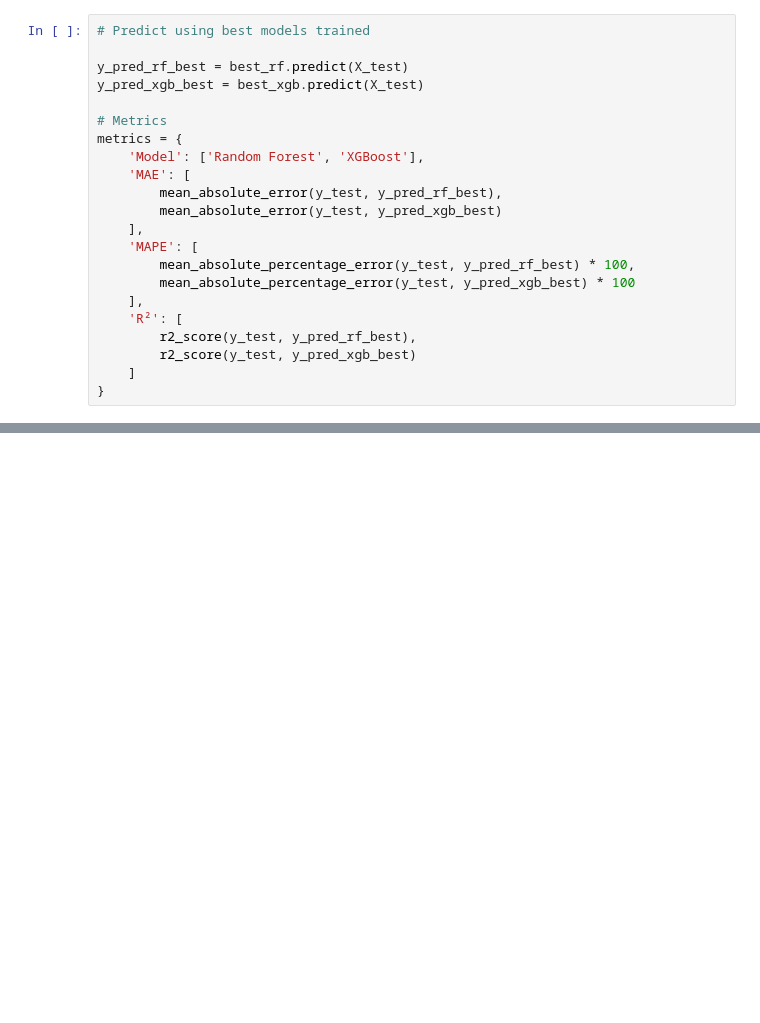
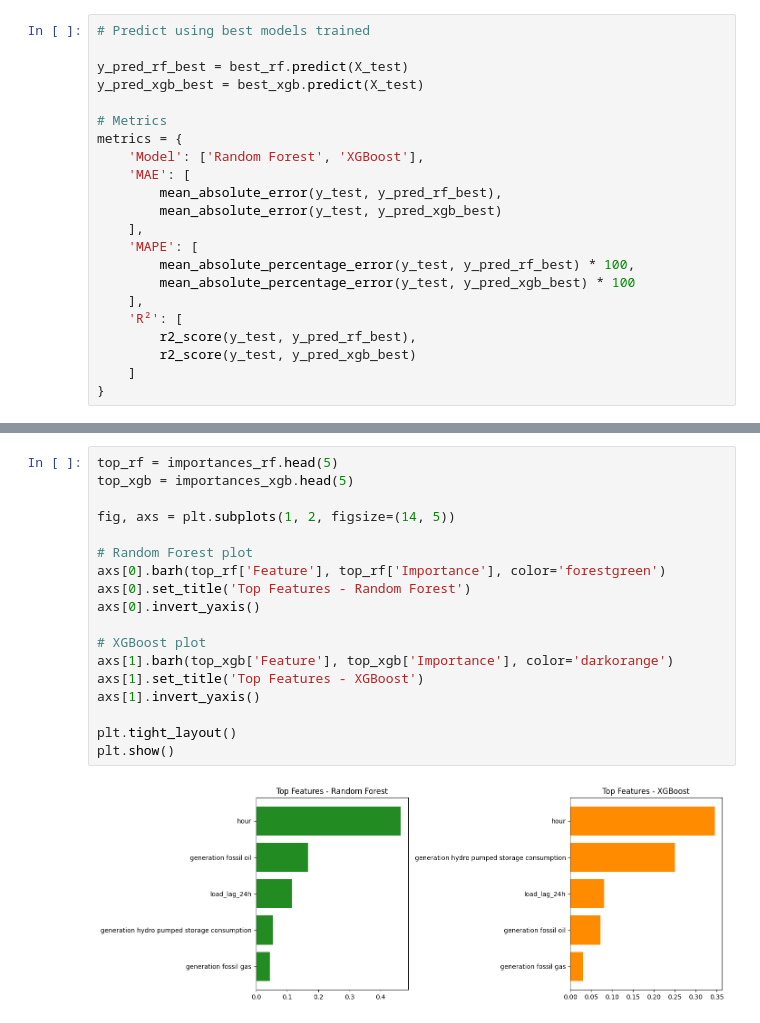
Before and after one commit to aaroncanillas/load-demand-forecasting, a Jupyter notebook: notebooks/model_training.ipynb, the cells around one changed output, grey strips where cells are left out. Drawn from its saved outputs; the diff is of its cells as text; blank space fills up the shorter version.

```diff
--- a/notebooks/model_training.ipynb
+++ b/notebooks/model_training.ipynb
@@ -178,0 +179,20 @@ importances_xgb.head(5).round(3)
+# %%
+top_rf = importances_rf.head(5)
+top_xgb = importances_xgb.head(5)
+
+fig, axs = plt.subplots(1, 2, figsize=(14, 5))
+
+# Random Forest plot
+axs[0].barh(top_rf['Feature'], top_rf['Importance'], color='forestgreen')
+axs[0].set_title('Top Features - Random Forest')
+axs[0].invert_yaxis()
+
+# XGBoost plot
+axs[1].barh(top_xgb['Feature'], top_xgb['Importance'], color='darkorange')
+axs[1].set_title('Top Features - XGBoost')
+axs[1].invert_yaxis()
+
+plt.tight_layout()
+plt.show()
+# %% [output]
+[figure, added]
```
Also changed, not shown: parts of 7 cells of this notebook, 8 other files.
